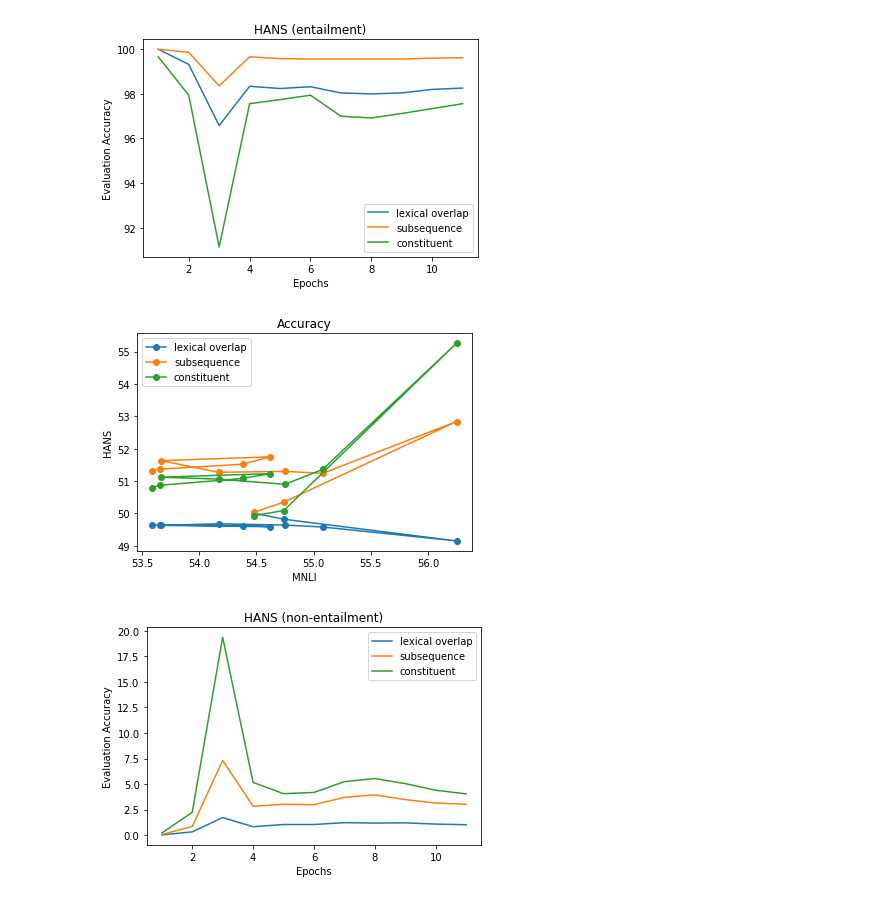
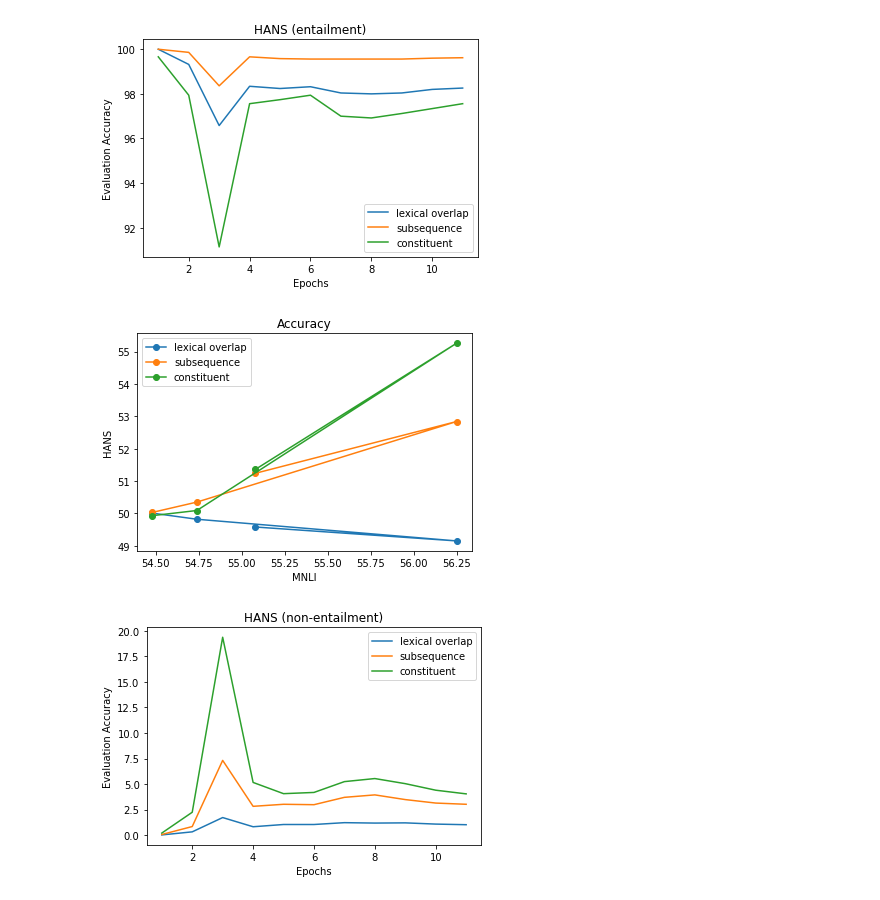
Before and after one commit to prajjwal1/generalize_lm_nli, a Jupyter notebook: nbs/graph_plots_paper.ipynb, the cells around one changed output. Saved outputs shown, nothing was run; the diff lists cells and outputs as text; code cells hidden in the pictures.

```diff
--- a/nbs/graph_plots_paper.ipynb
+++ b/nbs/graph_plots_paper.ipynb
@@ -492,19 +528,19 @@ plt.show()
 [figure]
 # %%
 # plt.figure(num=None, figsize=(4, 3), dpi=80, facecolor='w', edgecolor='k')
-plt.plot(hex_mnli, hex_hans_avg_lo, label='lexical overlap', marker='o')
-plt.plot(hex_mnli, hex_hans_avg_sub, label='subsequence', marker='o')
-plt.plot(hex_mnli, hex_hans_avg_cons, label='constituent', marker='o')
+plt.plot(hex_mnli[:4], hex_hans_avg_lo[:4], label='lexical overlap', marker='o')
+plt.plot(hex_mnli[:4], hex_hans_avg_sub[:4], label='subsequence', marker='o')
+plt.plot(hex_mnli[:4], hex_hans_avg_cons[:4], label='constituent', marker='o')
 
 
 plt.xlabel('MNLI')
 plt.ylabel('HANS')
 plt.legend()
 plt.title('Accuracy')
 plt.savefig('/home/nlp/transformers-importance-sampling/figs/hex_mnli_hans_avg.pdf')
 plt.show()
 # %% [output]
-[figure, old version]
+[figure, new version]
 # %%
 # plt.figure(num=None, figsize=(4, 3), dpi=80, facecolor='w', edgecolor='k')
 plt.plot(hex_epochs, hex_hans_non_ent_lo, label='lexical overlap')
```
Also changed, not shown: parts of 33 cells of this notebook, 43 other files.
